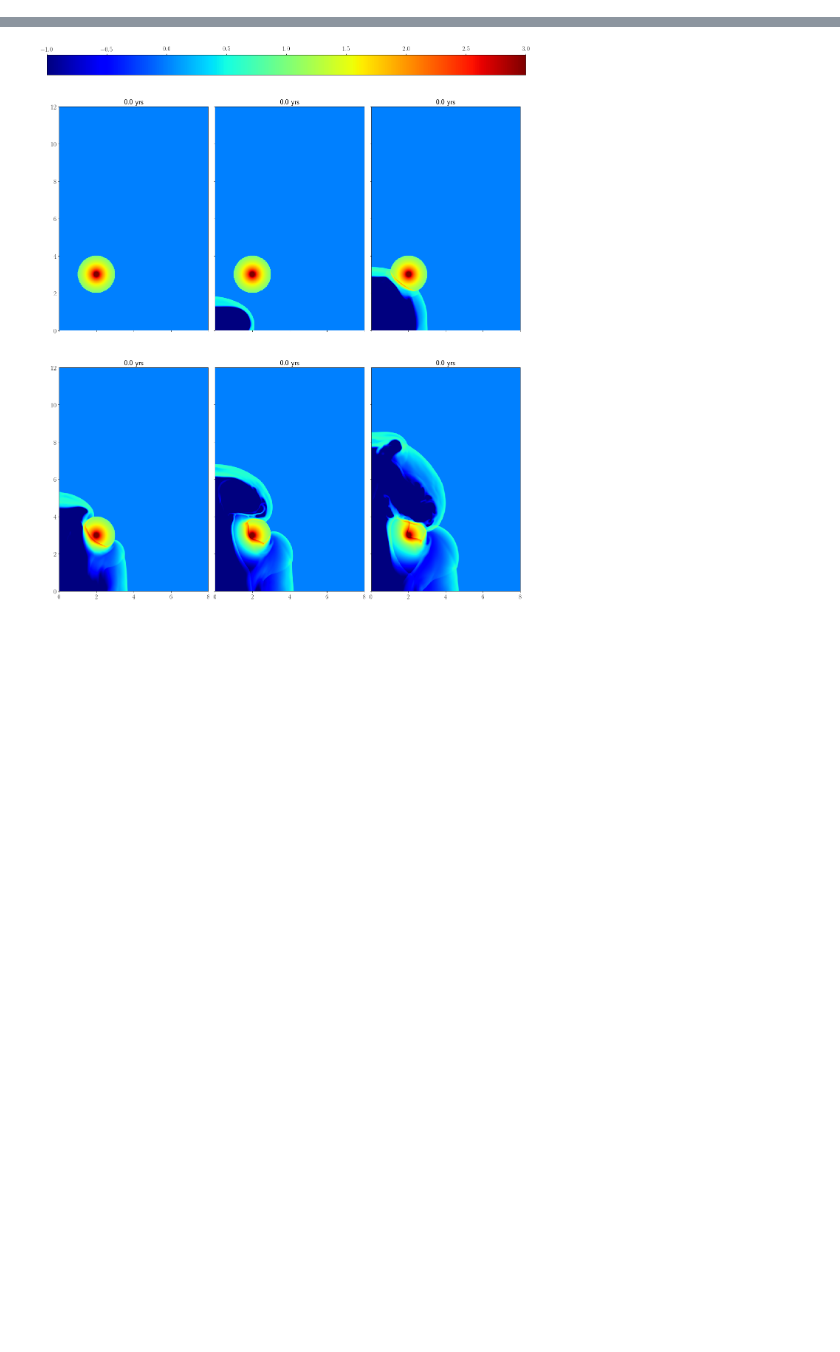
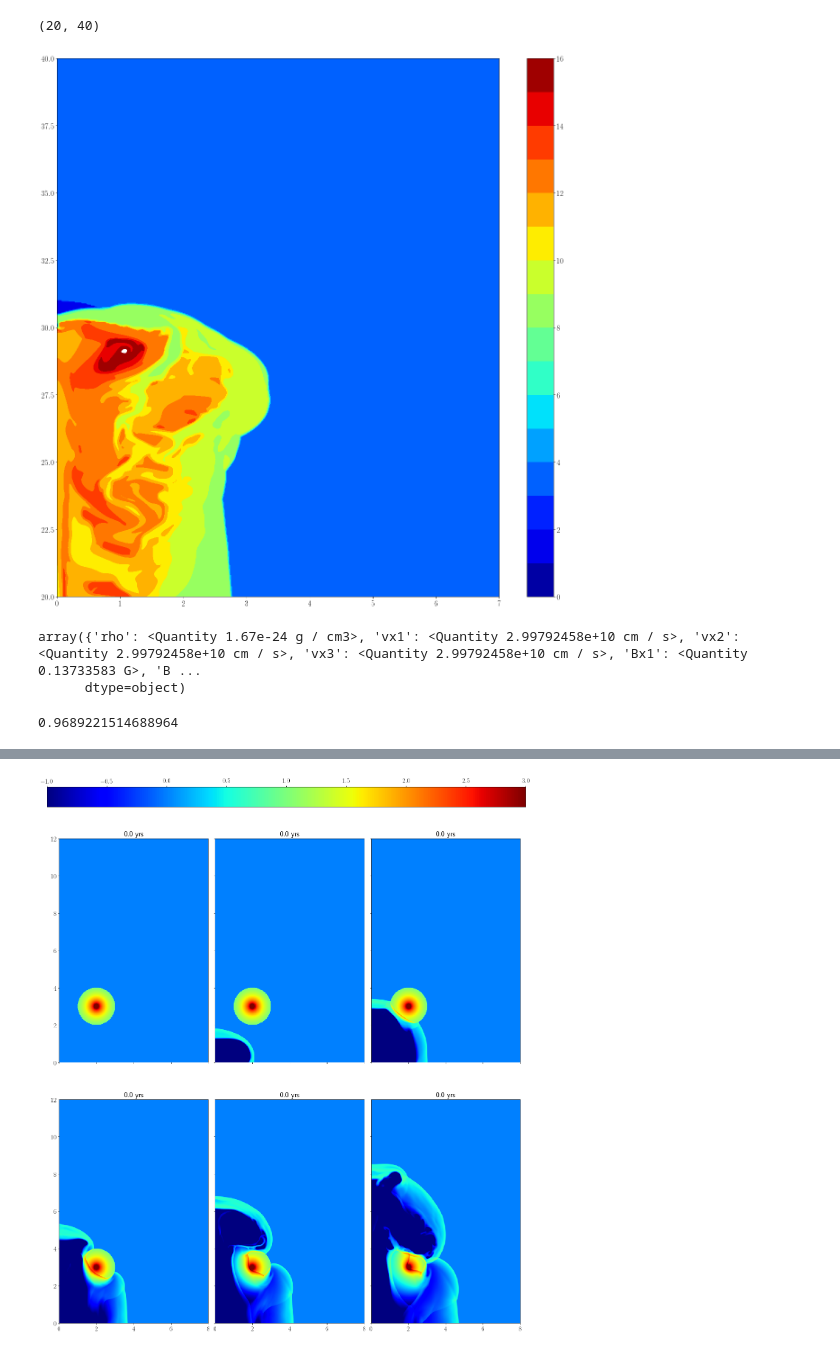
Before and after one commit to Mixpap/JetCloudSim, a Jupyter notebook: Notebooks/Data (Jet-Cloud interaction).ipynb, the cells around one changed output, grey strips where cells are left out. Cells and saved outputs as stored; diff of their text form; code cells hidden in the pictures; blank space fills up the shorter version.

```diff
--- a/Notebooks/Data (Jet-Cloud interaction).ipynb
+++ b/Notebooks/Data (Jet-Cloud interaction).ipynb
@@ -39,0 +50,8 @@ f.quadruple(test1,np.log10(test1['TMP']),rows=2,cols=3,tdk='yrs',Save_Figure='',
+# %%
+plt.contourf(test1['X'],test1['Y'],np.log10(test1['TMP'][-1,:,:]),cmap='jet',levels=np.linspace(0,16,17))
+plt.colorbar()
+plt.xlim(0,7)
+plt.ylim(20,40)
+# %% [output]
+(20, 40)
+[figure, added]
@@ -39,0 +60,5 @@ f.quadruple(test1,np.log10(test1['TMP']),rows=2,cols=3,tdk='yrs',Save_Figure='',
+# %%
+PU
+# %% [output]
+array({'rho': <Quantity 1.67e-24 g / cm3>, 'vx1': <Quantity 2.99792458e+10 cm / s>, 'vx2': <Quantity 2.99792458e+10 cm / s>, 'vx3': <Quantity 2.99792458e+10 cm / s>, 'Bx1': <Quantity 0.13733583 G>, 'B ...
+      dtype=object)
@@ -39,0 +69,4 @@ f.quadruple(test1,np.log10(test1['TMP']),rows=2,cols=3,tdk='yrs',Save_Figure='',
+# %%
+V.max()
+# %% [output]
+0.9689221514688964
```
Also changed, not shown: parts of 15 cells of this notebook, 39 other files.
